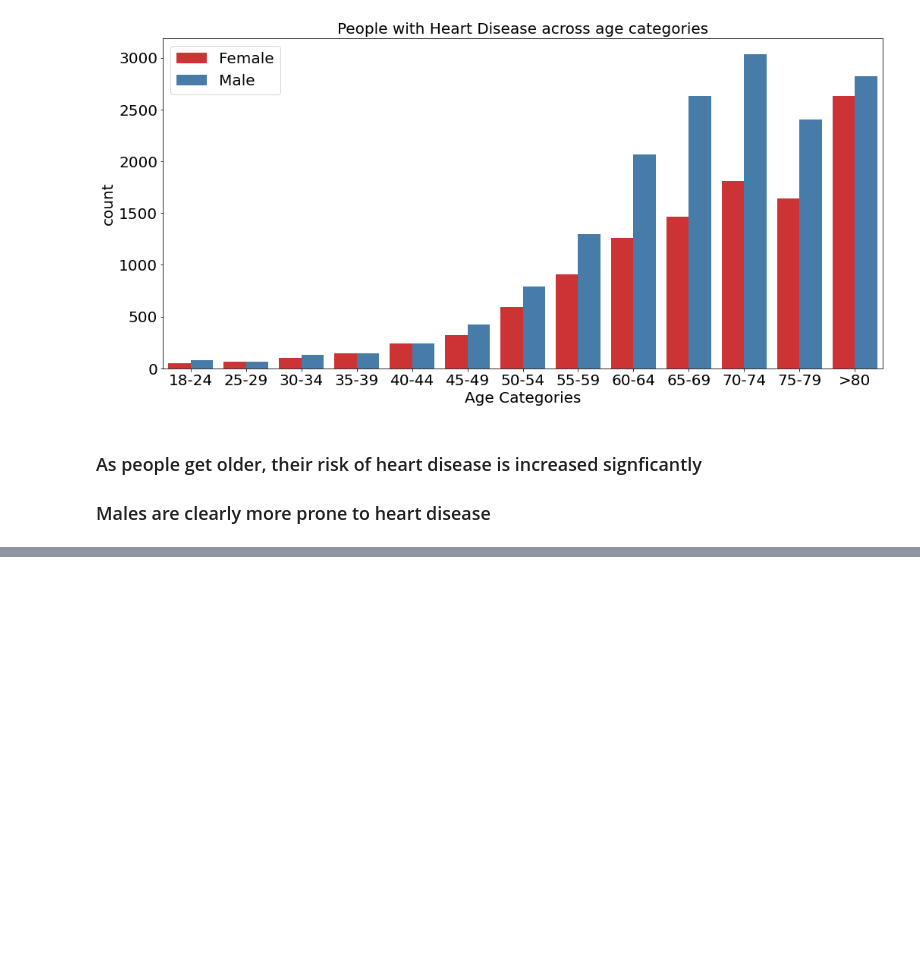
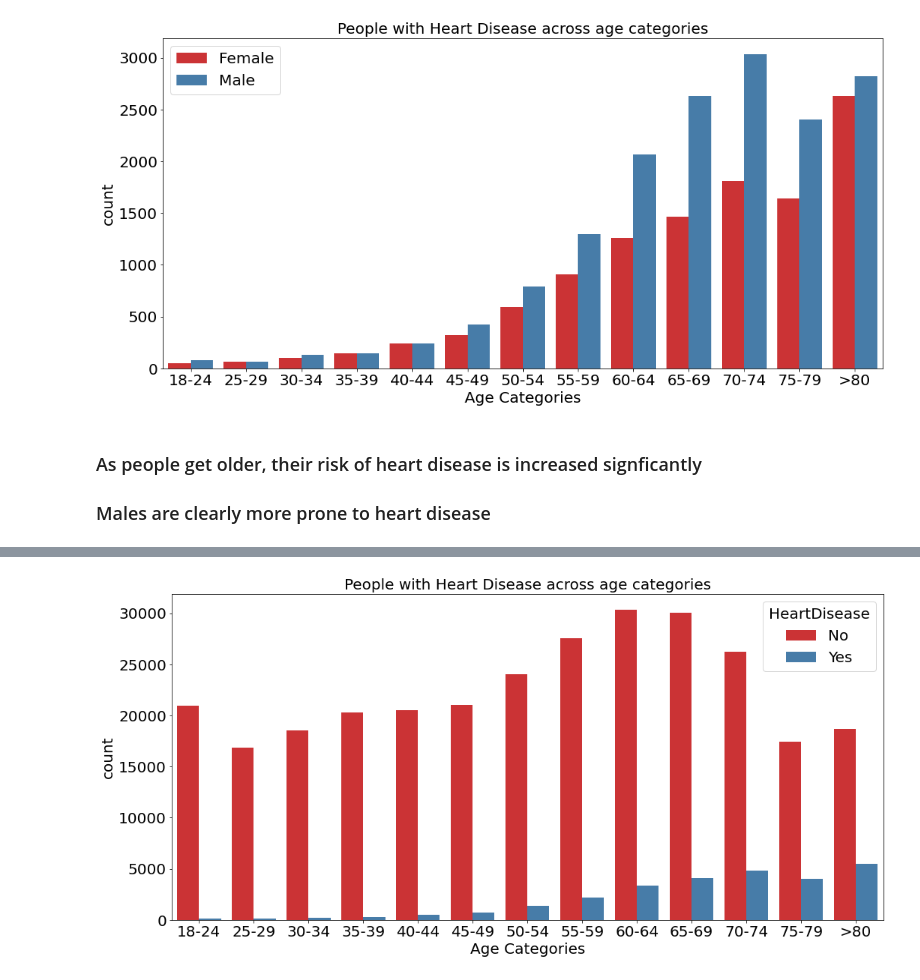
Before and after one commit to PrinceEGY/Heart-Disease-Prediction, a Jupyter notebook: EDA/Heart Diseaes EDA.ipynb, the cells around one changed output, grey strips where cells are left out. Cells and saved outputs as stored; diff of their text form; code cells hidden in the pictures; blank space fills up the shorter version.

```diff
--- a/EDA/Heart Diseaes EDA.ipynb
+++ b/EDA/Heart Diseaes EDA.ipynb
@@ -381,0 +445,11 @@ fig.show()
+# %%
+df.loc[df.AgeCategory=='80 or older','AgeCategory'] = '>80'
+order = pd.unique(df.AgeCategory.values)
+order.sort()
+plt.figure(figsize = (17,8))
+sns.countplot(data=df, x='AgeCategory', hue='HeartDisease', palette='Set1', order=order)
+plt.title('People with Heart Disease across age categories')
+plt.xlabel('Age Categories')
+plt.show()
+# %% [output]
+[figure, added]
```
Also changed, not shown: parts of 18 cells of this notebook, 1 other file.
